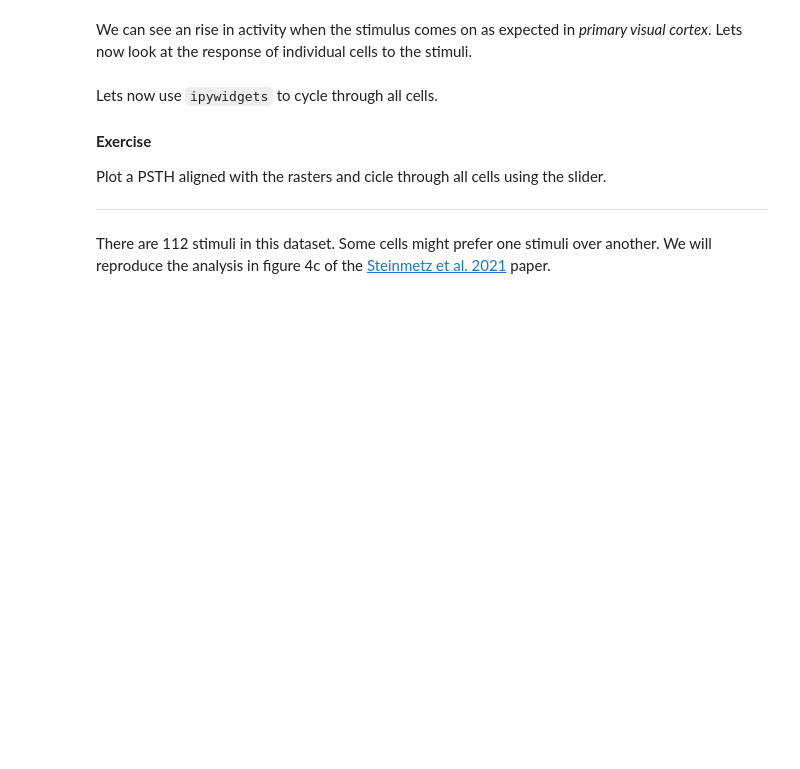
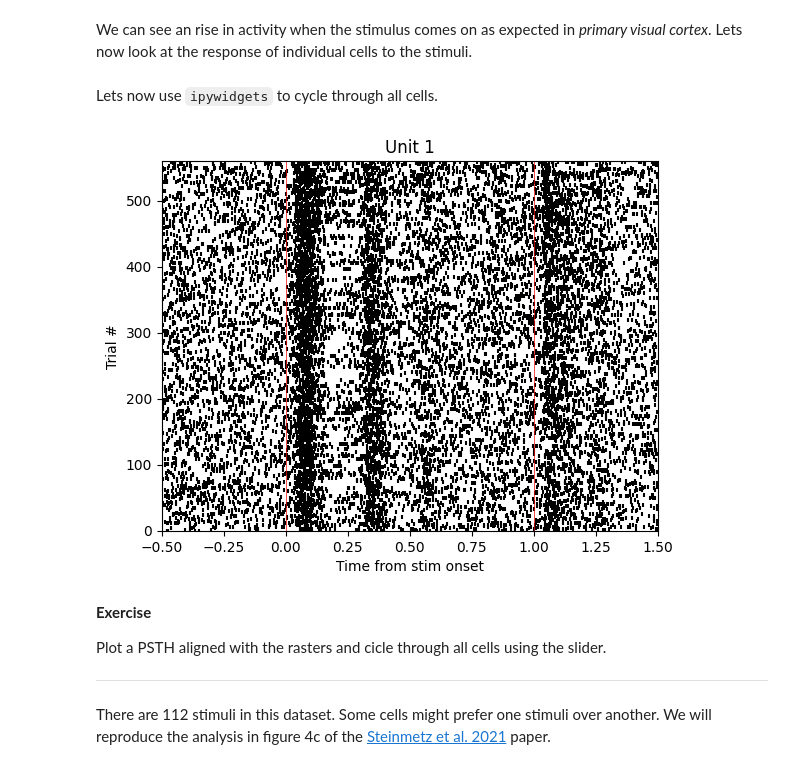
Before and after one commit to jcouto/colorado-neuropixels-2026, a Jupyter notebook: tutorials/AL_chronic_dataset/03_visual_response.ipynb, the cells around one changed output. Drawn from its saved outputs; the diff is of its cells as text; code cells hidden in the pictures; blank space fills up the shorter version.

Commit message:
Compatibility for loading in mac/linux. Added figures.

```diff
--- a/tutorials/AL_chronic_dataset/03_visual_response.ipynb
+++ b/tutorials/AL_chronic_dataset/03_visual_response.ipynb
@@ -10,13 +10,14 @@ For experimental details about the recording (specifically: the experiment in Fi
 from pathlib import Path
 import numpy as np
 import pylab as plt
-# for interactivity
+# for interactivity use ipympl, qt or widget
 %matplotlib ipympl
 
-outparent = Path('D:/course_data/AL032_output/AL032_2019-11-21_stripe192-natIm_g0')
+foldername = Path.home()/'course_data'
+outparent = foldername/'AL032_output'/'AL032_2019-11-21_stripe192-natIm_g0'  # contains the 'analyzer' and 'kilosort_output' folders
 outfolder = outparent.joinpath('kilosort4_output','sorter_output')
 analyzer_waveforms = outparent.joinpath('analyzer','extensions','templates')
-stimfolder = Path('D:/course_data/AL032_stimulus')
+stimfolder = foldername/'AL032_stimulus'
 
 from helpers import load_phy_folder  # load the function from the previous tutorial
 res = load_phy_folder(outfolder, analyzer_waveforms) # this is converted to a function in the helpers
@@ -93,21 +98,24 @@ print(f'Gathered the activity from {nstims} stims and {ntrials} trials.')
 # %% [markdown]
 Lets now use ``ipywidgets`` to cycle through all cells.
 # %%
-
 # plot an interactive raster to go over the activity of the cells
 fig = plt.figure()
 from ipywidgets import IntSlider,interact
 @interact(icell = IntSlider(val =0, min=0,max=len(unit_spikes)-1))
 def raster_slider(icell):
     triggered = triggered_activity[icell]
     trial_index = np.hstack([i*np.ones_like(s) for i,s in enumerate(triggered)])
     trial_spikes = np.hstack(triggered)
     fig.clf()
     scatt = plt.scatter(trial_spikes,trial_index,5,'k',marker = '|');
     plt.title(f"Unit {int(res['metrics'].iloc[icell]['cluster_id'])}")
     plt.xlim(interval)
     plt.ylim([0,len(triggered_activity[0])]);
     plt.vlines([0,1],*plt.ylim(),color = 'r',linestyle = '-',lw = 0.5);
+    plt.ylabel('Trial #')
+    plt.xlabel('Time from stim onset')
+# %% [output]
+[figure, added]
 # %% [markdown]
 **Exercise**
 
```
Also changed, not shown: parts of 5 cells of this notebook.
